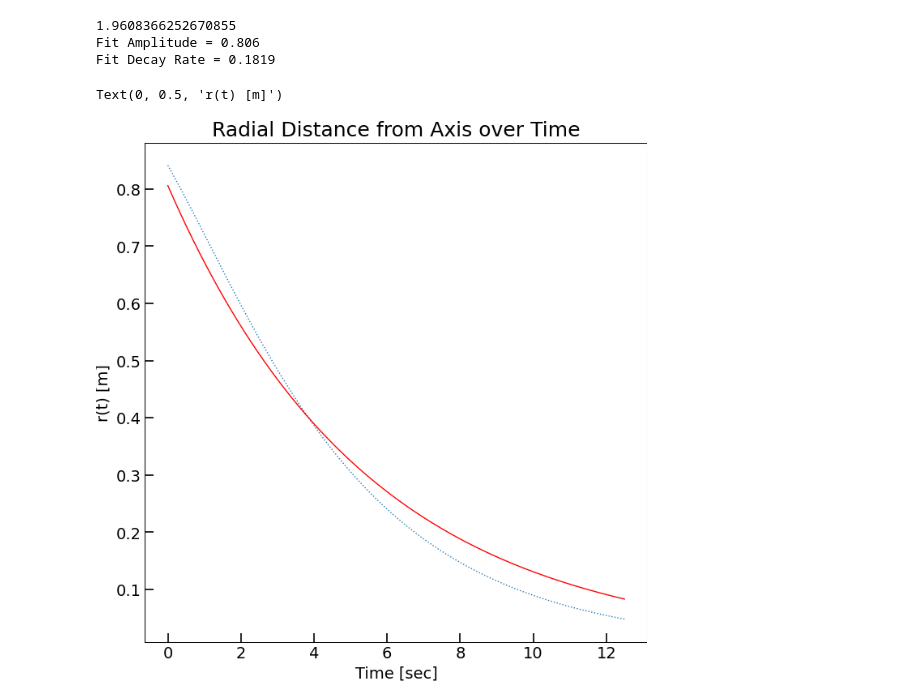
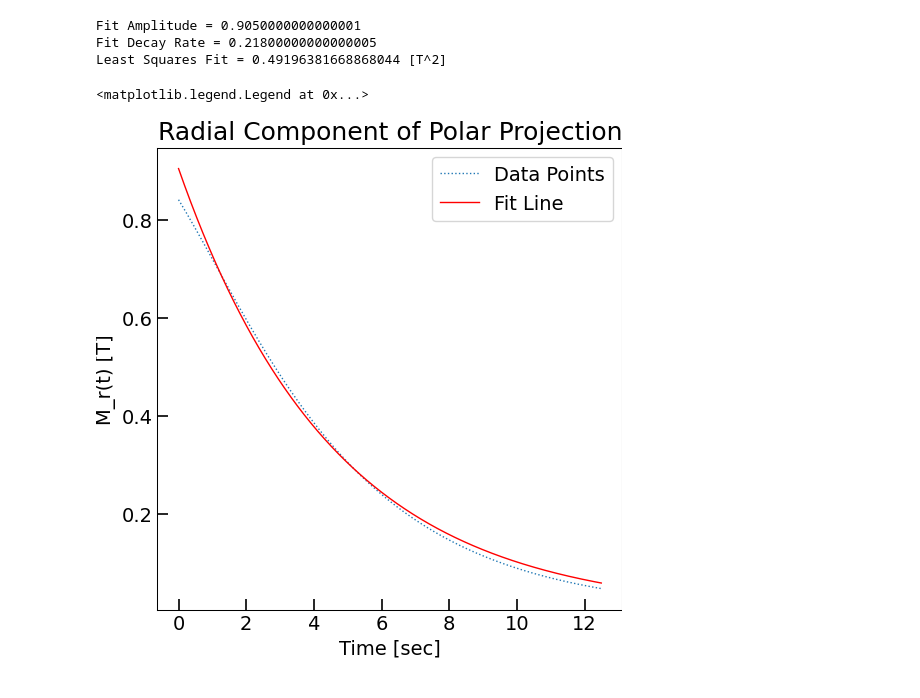
Before and after one commit to Giordanengo1/ProfHurst_PHYS240_Sp23, a Jupyter notebook: Final Project Gianni Giordanengo.ipynb, the cells around one changed output. Drawn from its saved outputs; the diff is of its cells as text; code cells hidden in the pictures.

```diff
--- a/Final Project Gianni Giordanengo.ipynb
+++ b/Final Project Gianni Giordanengo.ipynb
@@ -165,39 +200,48 @@ plt.show()
 # %%
-amp = 0.800
-w = 0.1800
-rows = 200
-cols = 200
-lsq = [[0 for j in range(cols)] for i in range(rows)] #2d array for least squares fit
+amp = 0.8
+w = 0.1500
+rows = 500
+cols = rows
+lsq = 100.0 #[[0 for j in range(cols)] for i in range(rows)] #2d array for least squares fit
 
-for g in range (200):
-    for h in range (200):
+for g in range (rows):     #loop performs 3e7 calculations
+    for h in range (cols):
         expfit = amp*np.exp(-w*tplot)
-        lsq[g][h] = sum((expfit - rplot)**2)
-        w += h * 0.0001
-    w = 0.1800
-    amp += g * 0.001
+        err = sum((expfit - rplot)**2)
+        if err < lsq:
+            lsq = err
+            A = amp
+            omega = w
+        w += h * 0.0005
+    w = 0.1500
+    amp += g * 0.005
 
-print(min(min(lsq)))
-for g in range (200):
-    for h in range (200):
-        if lsq[g][h] == min(min(lsq)):
-            A = 0.8 + g*0.001
-            omega = w + h*0.0001
-            print('Fit Amplitude =', A)
-            print('Fit Decay Rate =', omega)
+#print(min(min(lsq)))
+#for x in range (rows):
+#    for y in range (cols):
+#        if lsq[x][y] == min(min(lsq)):
+#            A = 0.0008250 + x*0.001
+#            omega = w + y*0.0001
+#            print('Fit Amplitude =', A)
+#            print('Fit Decay Rate =', omega)
 
 fit = A*np.exp(-omega*tplot)
 
-fig2 = plt.figure(figsize=(8,8))
+print('Fit Amplitude =', A)
+print('Fit Decay Rate =', omega)
+print('Least Squares Fit =',lsq, '[T^2]')
+
+fig2 = plt.figure(figsize=(6,6))
 plt.plot(tplot, rplot, ls='dotted', label='Data Points')
 plt.plot(tplot, fit, c='r', label='Fit Line')
 #plt.plot(tplot, 1/((1/max(rplot))+tplot), c='g')
-plt.title('Radial Distance from Axis over Time')
+plt.title('Radial Component of Polar Projection')
 plt.xlabel('Time [sec]')
-plt.ylabel('r(t) [m]')
+plt.ylabel('M_r(t) [T]')
+plt.legend()
 # %% [output]
-1.9608366252670855
-Fit Amplitude = 0.806
-Fit Decay Rate = 0.1819
+Fit Amplitude = 0.9050000000000001
+Fit Decay Rate = 0.21800000000000005
+Least Squares Fit = 0.49196381668868044 [T^2]
-Text(0, 0.5, 'r(t) [m]')
+<matplotlib.legend.Legend at 0x...>
-[figure, old version]
+[figure, new version]
```
Also changed, not shown: parts of 3 cells of this notebook, 1 other file.
